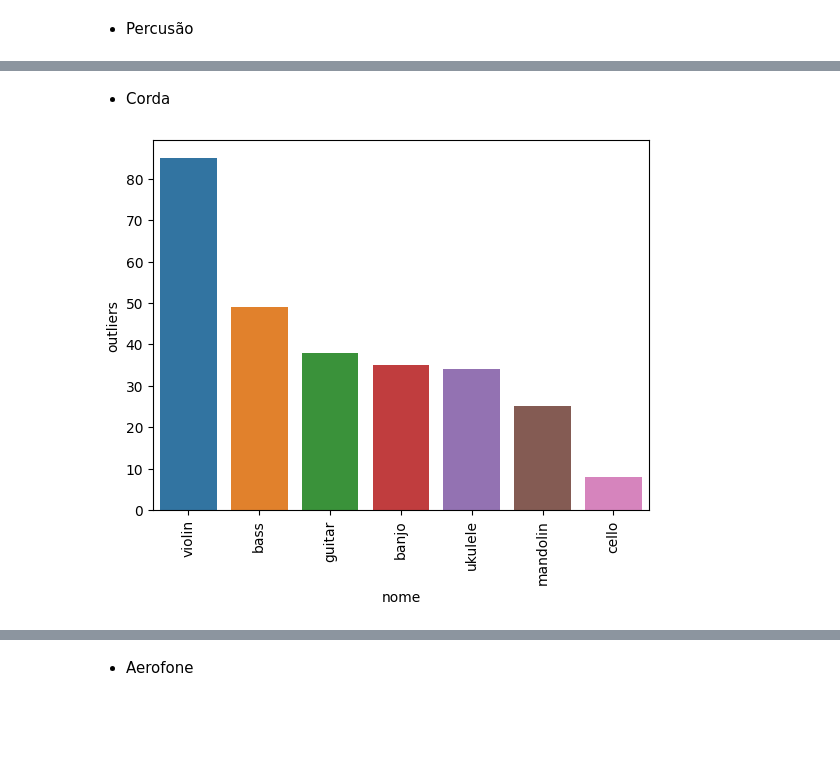
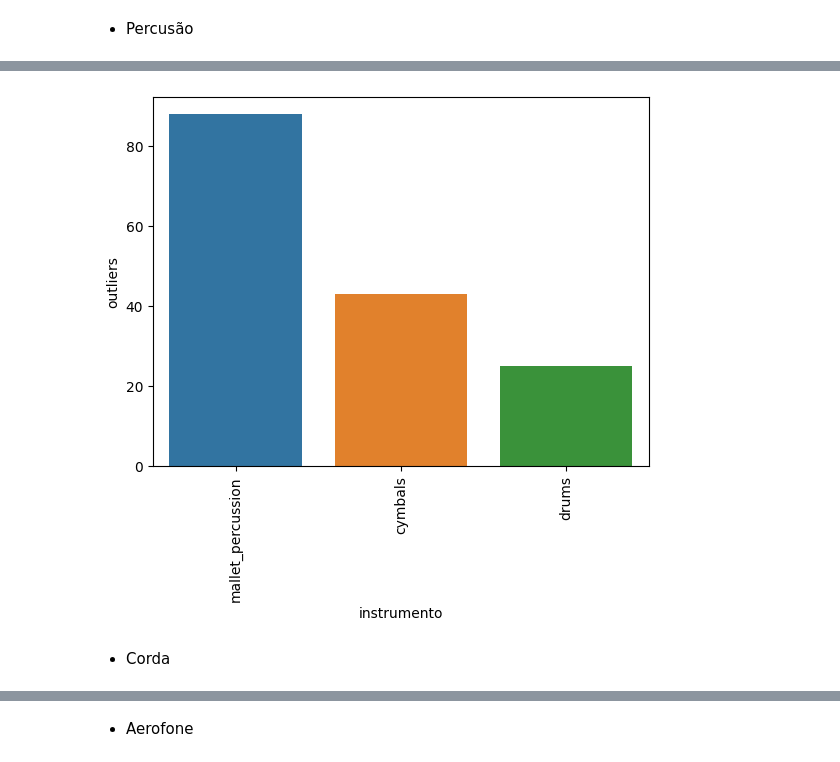
Before and after one commit to Douglas-cc/detected_instruments, a Jupyter notebook: notebooks/analise_anomalias.ipynb, the cells around one changed output, grey strips where cells are left out. Saved outputs shown, nothing was run; the diff lists cells and outputs as text; code cells hidden in the pictures; blank space fills up the shorter version.

```diff
--- a/notebooks/analise_anomalias.ipynb
+++ b/notebooks/analise_anomalias.ipynb
@@ -240,6 +207,6 @@ ac.plot_outilers_inst(outilers_percusao)
+# %%
+ac.plot_outilers_inst(dataframe=df_inst_percusao, pred=knn_pred_percusao["predictions"])
+# %% [output]
+[figure, added]
 # %% [markdown]
 - Corda
-# %%
-ac.plot_outilers_inst(outilers_corda)
-# %% [output]
-[figure, removed]
```
Also changed, not shown: parts of 26 cells of this notebook, 7 other files.
